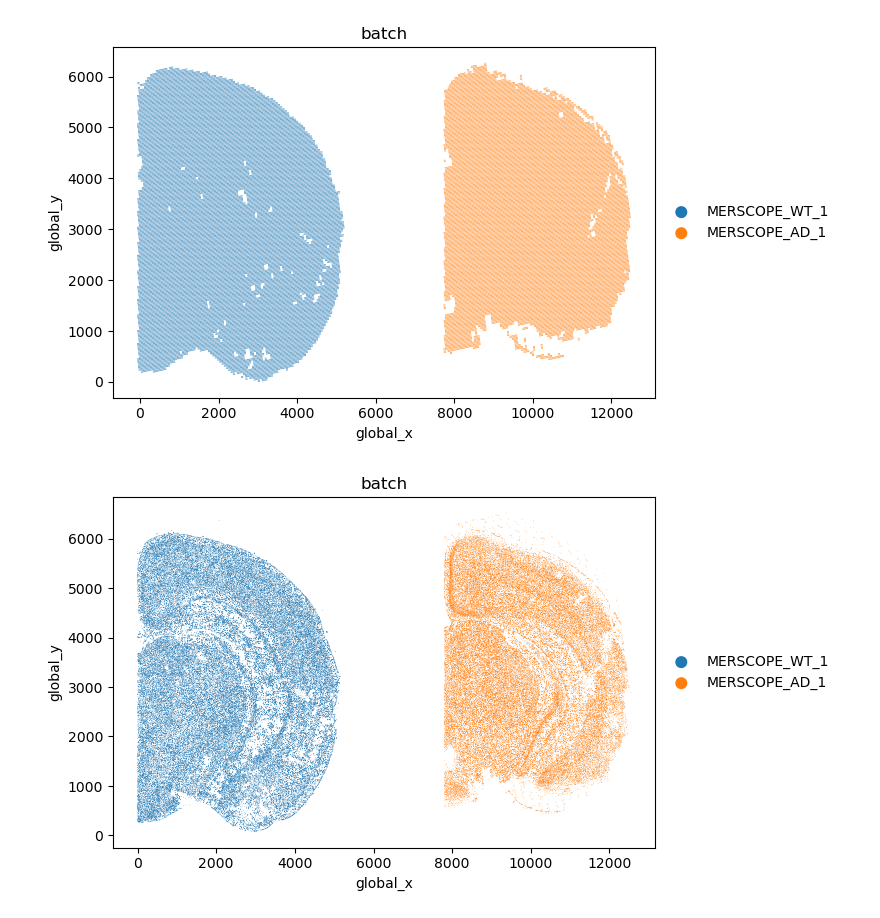
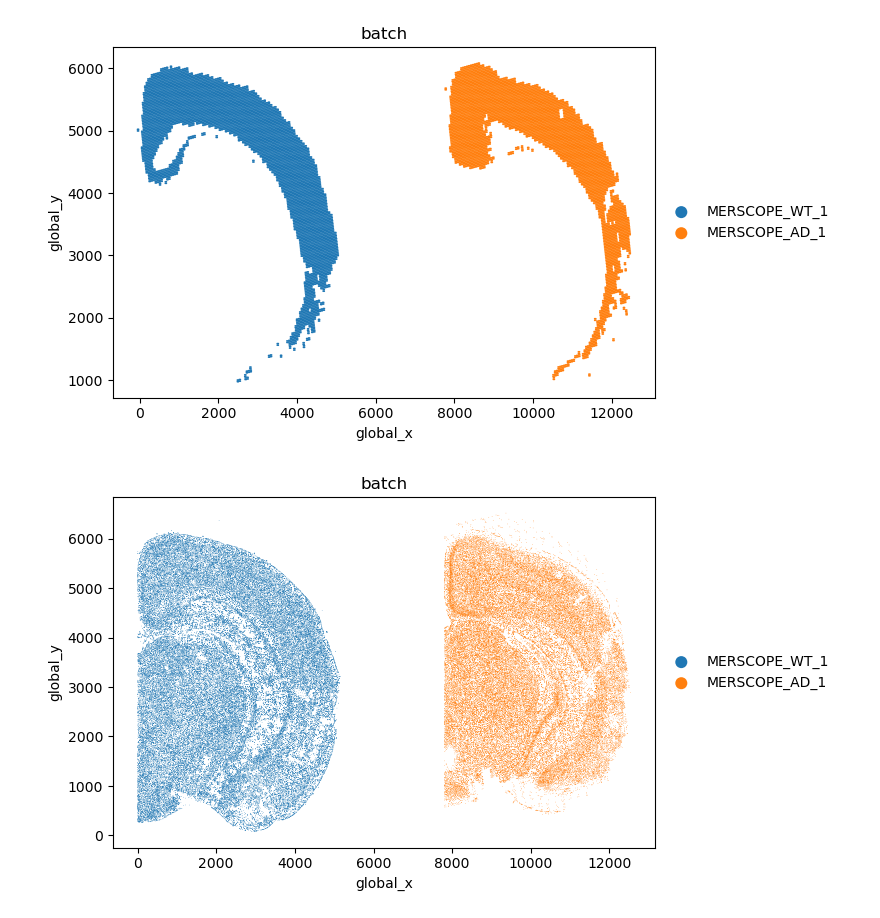
Before and after one commit to chen-yang-yuan/mcDETECT, a Jupyter notebook: code/6_neuropil_subdomains.ipynb, the cells around one changed output. Saved outputs shown, nothing was run; the diff lists cells and outputs as text; code cells hidden in the pictures.

```diff
--- a/code/6_neuropil_subdomains.ipynb
+++ b/code/6_neuropil_subdomains.ipynb
@@ -21,36 +25,28 @@ comparison_path = f"../output/MERSCOPE_WT_AD_comparison/"
 # %%
 # ==================== Read data ==================== #
 
-# # Transcripts
-# transcripts = pd.read_parquet(comparison_path + "neuropil_subdomains_transcripts.parquet")
-
 # Spots
 spots = sc.read_h5ad(comparison_path + "neuropil_subdomains_spots.h5ad")
-spots = spots[spots.obs["brain_area"] != "Unknown"].copy()
+# spots = spots[spots.obs["brain_area"] != "Unknown"].copy()
+# # spots = spots[spots.obs["brain_area"].isin(["Isocortex", "HPF-CA", "HPF-DG", "HPF-SR"])].copy()
+spots = spots[spots.obs["brain_area"].isin(["Isocortex"])].copy()
 
 # Cells
 adata = sc.read_h5ad(comparison_path + "neuropil_subdomains_adata.h5ad")
 
 # Granules
 granule_adata = sc.read_h5ad(comparison_path + "neuropil_subdomains_granule_adata.h5ad")
 
 # Plot check
-# transcripts_downsampled = transcripts.sample(10000)
-# unique_batches = ["MERSCOPE_WT_1", "MERSCOPE_AD_1"]
-# colors = plt.cm.tab10(range(len(unique_batches)))
-# color_map = dict(zip(unique_batches, colors))
-# plt.scatter(transcripts_downsampled["global_x"], transcripts_downsampled["global_y"], c = transcripts_downsampled["batch"].map(color_map), s = 0.1)
-# plt.show()
-
 sc.pl.scatter(spots, x="global_x", y="global_y", color="batch")
 plt.show()
 
 sc.pl.scatter(adata, x="global_x", y="global_y", color="batch")
 plt.show()
 
 sc.pl.scatter(granule_adata, x="global_x", y="global_y", color="batch")
 plt.show()
 # %% [output]
-[figure, old version]
+[figure, new version]
 [figure]
 [figure]
```
Also changed, not shown: parts of 25 cells of this notebook, 2 other files.
